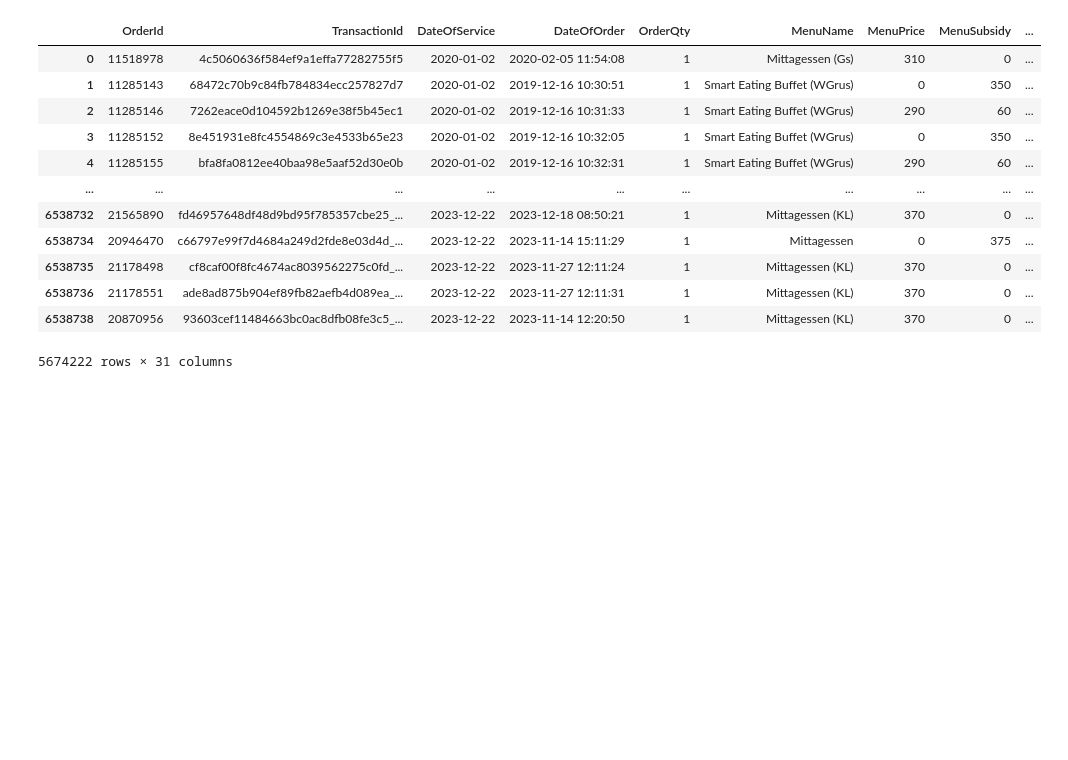
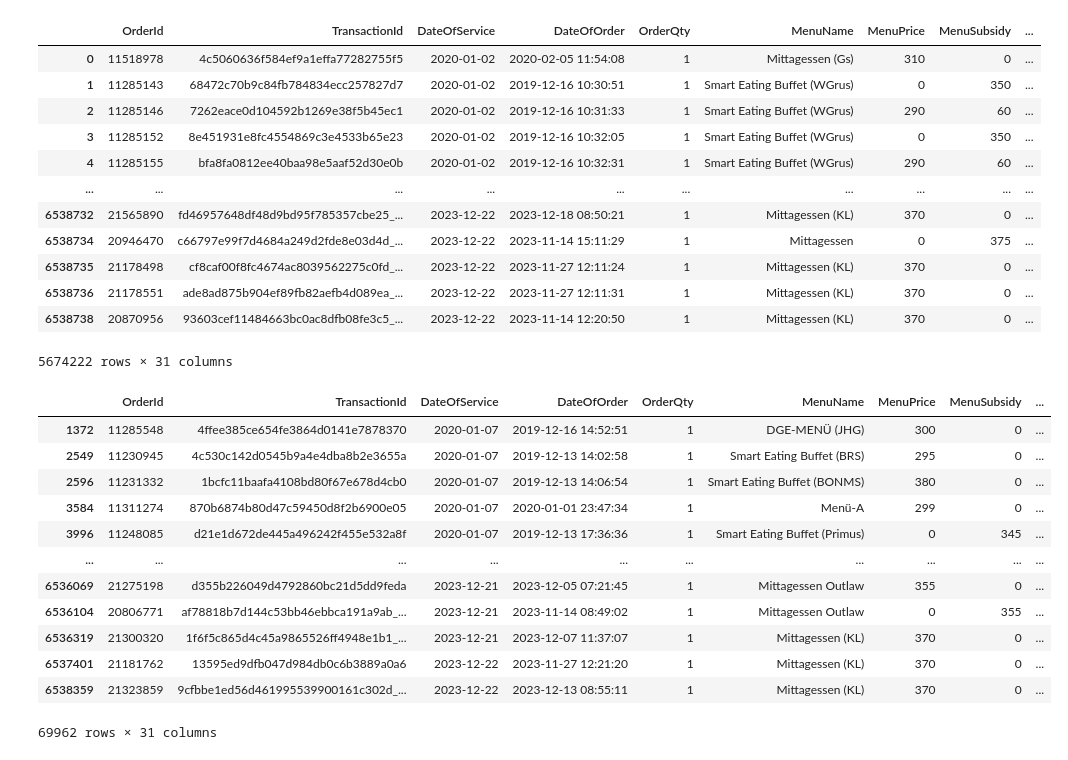
Before and after one commit to shayanxmoradi/Stattkueche, a Jupyter notebook: prophet.ipynb, the cells around one changed output. Drawn from its saved outputs; the diff is of its cells as text; code cells hidden in the pictures; blank space fills up the shorter version.

```diff
--- a/prophet.ipynb
+++ b/prophet.ipynb
@@ -579,3 +614,20 @@ df_processed
 | 6538736 | 21178551 | ade8ad875b904ef89fb82aefb4d089ea_... | 2023-12-22 | 2023-11-27 12:11:31 | 1 | Mittagessen (KL) | 370 | 0 | ... |
 | 6538738 | 20870956 | 93603cef11484663bc0ac8dfb08fe3c5_... | 2023-12-22 | 2023-11-14 12:20:50 | 1 | Mittagessen (KL) | 370 | 0 | ... |
 5674222 rows × 31 columns
+# %%
+just_cancelled = df_processed[df_processed['CancelLeadTimeCategory'] != 'NotCanceled']
+just_cancelled
+# %% [output]
+|  | OrderId | TransactionId | DateOfService | DateOfOrder | OrderQty | MenuName | MenuPrice | MenuSubsidy | ... |
+| 1372 | 11285548 | 4ffee385ce654fe3864d0141e7878370 | 2020-01-07 | 2019-12-16 14:52:51 | 1 | DGE-MENÜ (JHG) | 300 | 0 | ... |
+| 2549 | 11230945 | 4c530c142d0545b9a4e4dba8b2e3655a | 2020-01-07 | 2019-12-13 14:02:58 | 1 | Smart Eating Buffet (BRS) | 295 | 0 | ... |
+| 2596 | 11231332 | 1bcfc11baafa4108bd80f67e678d4cb0 | 2020-01-07 | 2019-12-13 14:06:54 | 1 | Smart Eating Buffet (BONMS) | 380 | 0 | ... |
+| 3584 | 11311274 | 870b6874b80d47c59450d8f2b6900e05 | 2020-01-07 | 2020-01-01 23:47:34 | 1 | Menü-A | 299 | 0 | ... |
+| 3996 | 11248085 | d21e1d672de445a496242f455e532a8f | 2020-01-07 | 2019-12-13 17:36:36 | 1 | Smart Eating Buffet (Primus) | 0 | 345 | ... |
+| ... | ... | ... | ... | ... | ... | ... | ... | ... | ... |
+| 6536069 | 21275198 | d355b226049d4792860bc21d5dd9feda | 2023-12-21 | 2023-12-05 07:21:45 | 1 | Mittagessen Outlaw | 355 | 0 | ... |
+| 6536104 | 20806771 | af78818b7d144c53bb46ebbca191a9ab_... | 2023-12-21 | 2023-11-14 08:49:02 | 1 | Mittagessen Outlaw | 0 | 355 | ... |
+| 6536319 | 21300320 | 1f6f5c865d4c45a9865526ff4948e1b1_... | 2023-12-21 | 2023-12-07 11:37:07 | 1 | Mittagessen (KL) | 370 | 0 | ... |
+| 6537401 | 21181762 | 13595ed9dfb047d984db0c6b3889a0a6 | 2023-12-22 | 2023-11-27 12:21:20 | 1 | Mittagessen (KL) | 370 | 0 | ... |
+| 6538359 | 21323859 | 9cfbbe1ed56d461995539900161c302d_... | 2023-12-22 | 2023-12-13 08:55:11 | 1 | Mittagessen (KL) | 370 | 0 | ... |
+69962 rows × 31 columns
```
Also changed, not shown: parts of 3 cells of this notebook.
